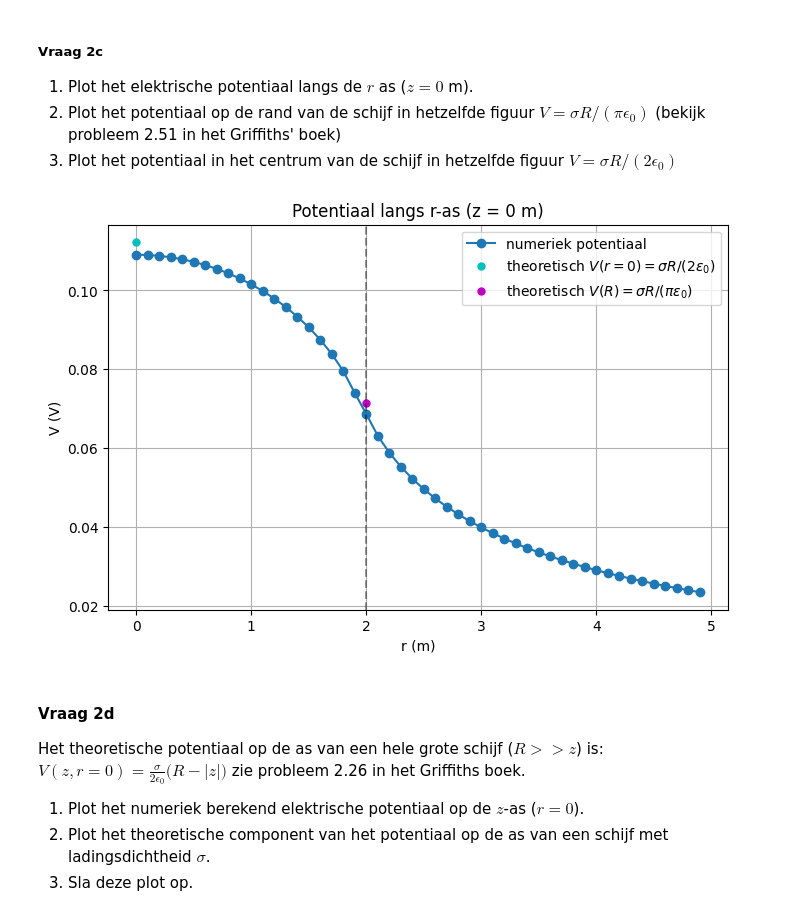
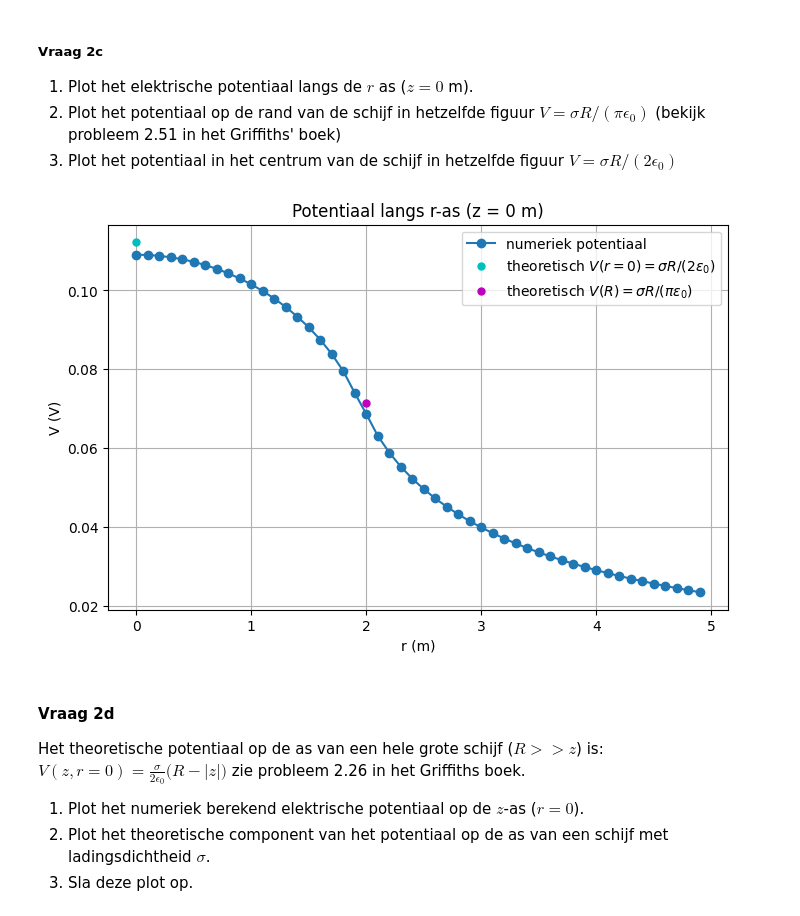
Before and after one commit to lwilt-dot/opdrachten-DEF-D, a Jupyter notebook: DigitaleOntwerpopdrachten/1CondensatorOpdracht/CondensatorOntwerpopdracht.ipynb, the cells around one changed output. Cells and saved outputs as stored; diff of their text form; code cells hidden in the pictures.

```diff
--- a/DigitaleOntwerpopdrachten/1CondensatorOpdracht/CondensatorOntwerpopdracht.ipynb
+++ b/DigitaleOntwerpopdrachten/1CondensatorOpdracht/CondensatorOntwerpopdracht.ipynb
@@ -276,49 +219,28 @@ De ladingsdichtheid = 9.94e-13 (C/m^2)
 # %%
 # Vul deze code aan zodat deze vraag 2.3 beantwoord.
 # ...existing code...
+# Vul deze code aan zodat deze vraag 2.3 beantwoord.
 
-idx_z_zero = np.argmin(np.abs(z))
+index_number = np.where(np.abs(z) < 1e-10)[0][0]
+V_2b = V[index_number, :]
 
-# haal potentiaal langs z=0 op (robuuste extractie zoals eerder)
-if V.ndim != 2:
-    raise RuntimeError("V heeft niet de verwachte dimensie.")
-if V.shape[1] == z.size and V.shape[0] == r.size:
-    V_at_z0 = V[:, idx_z_zero]
-elif V.shape[0] == z.size and V.shape[1] == r.size:
-    V_at_z0 = V[idx_z_zero, :]
-else:
-    V_t = V.T
-    if V_t.shape[1] == z.size and V_t.shape[0] == r.size:
-        V_at_z0 = V_t[:, idx_z_zero]
-    else:
-        raise RuntimeError(f"Onverwachte shape van V: {V.shape}")
-
-r_vals = np.asarray(r).flatten()
-V_vals = np.asarray(V_at_z0).flatten()
-
-# bereken ladingsdichtheid en theoretische waarden
-N = number_point_charges_on_disk
-q = charge_one_point
-sigma = N * q / (np.pi * disk_radius**2)  # (C/m^2)
 
 r_R = disk_radius
-V_0 = sigma * r_R / (2 * epsilon0)        # theoretisch potentiaal in het centrum: σ R / (2 ε0)
-V_R = sigma * r_R / (np.pi * epsilon0)    # theoretisch potentiaal op rand: σ R / (π ε0)
+V_0 = ladingsdichtheid * disk_radius / (2 * epsilon0)        # theoretisch potentiaal in het centrum: σ R / (2 ε0)
+V_R = ladingsdichtheid * disk_radius / (np.pi * epsilon0)    # theoretisch potentiaal op rand: σ R / (π ε0)
 
 plt.figure(figsize=(8,5))
 plt.title("Potentiaal langs r-as (z = 0 m)")
-plt.plot(r_vals, V_vals, "o-", label="numeriek potentiaal")
+plt.plot(r, V_2b, "o-", label="numeriek potentiaal")
 plt.plot(0, V_0, "c.", markersize=10, label=r"theoretisch $V(r=0)=\sigma R/(2\epsilon_0)$")
 plt.plot(r_R, V_R, "m.", markersize=10, label=r"theoretisch $V(R)=\sigma R/(\pi\epsilon_0)$")
-plt.axvline(r_R, color='k', linestyle='--', alpha=0.4)
 plt.legend()
 plt.xlabel("r (m)")
 plt.ylabel("V (V)")
 plt.grid(True)
 plt.show()
-# ...existing code...
 # %% [output]
-[figure, old version]
+[figure, new version]
 # %% [markdown]
 #### Vraag 2d
 
```
Also changed, not shown: parts of 6 cells of this notebook.
